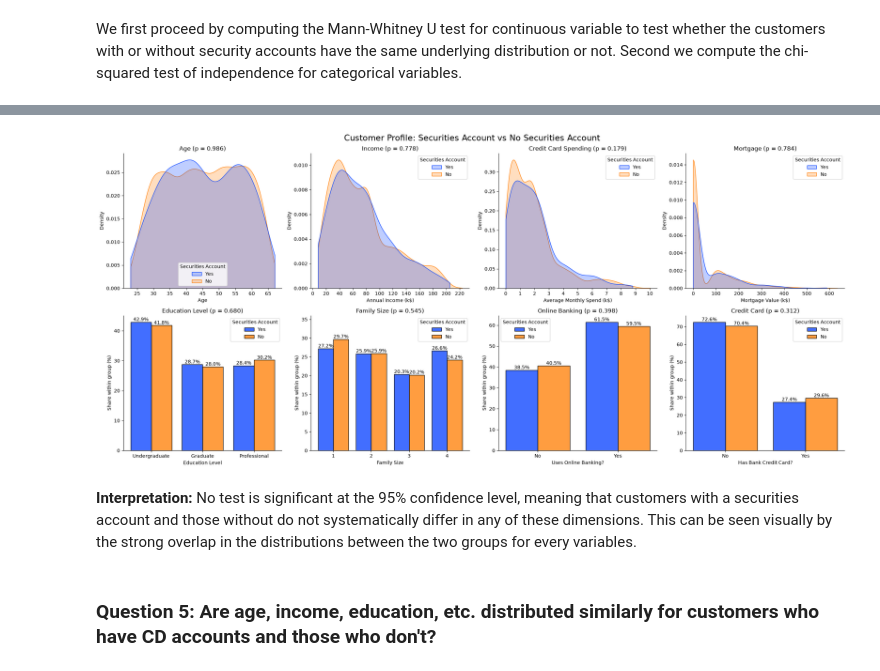
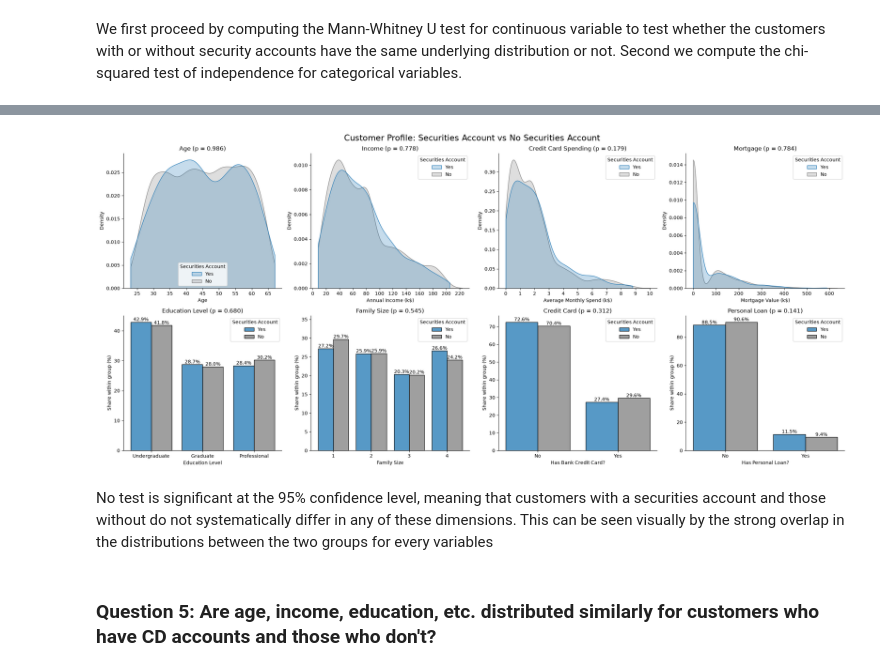
Before and after one commit to reirun/python-project, a Jupyter notebook: project_loan_v4.ipynb, the cells around one changed output, grey strips where cells are left out. Saved outputs shown, nothing was run; the diff lists cells and outputs as text; code cells hidden in the pictures.

```diff
--- a/project_loan_v4.ipynb
+++ b/project_loan_v4.ipynb
@@ -15,14 +15,14 @@ from sklearn import model_selection
 from sklearn.tree import plot_tree
 from sklearn.metrics import ConfusionMatrixDisplay
 
-# Setting up palette for plots
-palette = sns.color_palette("bright")
+# Setting up palette for plots (ref: https://seaborn.pydata.org/tutorial/color_palettes.html)
+palette = sns.color_palette("tab10")
 sns.set_palette(palette)
 
-# Defining a function to display percentages labels above barplots
-def label_bars(ax, fmt="%.1f%%"): # looping over group of bars
+# Defining a function to display percentages labels above barplots (ref: https://www.pythoncharts.com/seaborn/seaborn-bar-plot-value-labels/)
+def label_bars(ax): # looping over group of bars
     for container in ax.containers:
-        ax.bar_label(container, fmt=fmt) # print rounded percentage above bar height
+        ax.bar_label(container, fmt="%.1f%%") # print rounded percentage above bar height
 # %% [markdown]
 ### Preliminary Data Structure
 # %%
@@ -712,6 +772,7 @@ data_plot["Securities Account"] = data_plot["Securities Account"].map({0:"No", 1
 data_plot["Online Facilities"] = data_plot["Online Facilities"].map({0:"No", 1:"Yes"})
 data_plot["Credit Card"] = data_plot["Credit Card"].map({0:"No", 1:"Yes"})
 data_plot["Deposit Account"] = data_plot["Deposit Account"].map({0:"No", 1:"Yes"})
+data_plot["Personal Loan"] = data_plot["Personal Loan"].map({0:"No", 1:"Yes"})
 
 # Panel plot (2x4)
 fig, axes = plt.subplots(2, 4, figsize=(22, 10))
@@ -723,6 +784,7 @@ sns.kdeplot(
     data=data_plot,
     x="Age",
     hue="Securities Account",
+    palette={"No": palette[7], "Yes": palette[0]}, # binary color choice
     fill=True,
     common_norm=False, # scale density for each group for visibility
     cut=0, # cut density at maximum and minimum values
@@ -740,6 +802,7 @@ sns.kdeplot(
     data=data_plot,
     x="Income",
     hue="Securities Account",
+    palette={"No": palette[7], "Yes": palette[0]}, # binary color choice
     fill=True,
     common_norm=False, # scale density for each group for visibility
     cut=0, # cut density at maximum and minimum values
@@ -757,6 +820,7 @@ sns.kdeplot(
     data=data_plot,
     x="CCAvg",
     hue="Securities Account",
+    palette={"No": palette[7], "Yes": palette[0]}, # binary color choice
     fill=True,
     common_norm=False, # scale density for each group for visibility
     cut=0, # cut density at maximum and minimum values
@@ -774,6 +838,7 @@ sns.kdeplot(
     data=data_plot,
     x="Mortgage",
     hue="Securities Account",
+    palette={"No": palette[7], "Yes": palette[0]}, # binary color choice
     fill=True,
     common_norm=False, # scale density for each group for visibility
     cut=0, # cut density at maximum and minimum values
@@ -792,6 +857,7 @@ sns.histplot(
     data=data_plot,
     x="Education",
     hue="Securities Account",
+    palette={"No": palette[7], "Yes": palette[0]}, # binary color choice
     multiple="dodge", # "no" and "yes" side by side
     stat="percent", # display percentages instead of counts
     common_norm=False, # compute percentages within each group
@@ -813,6 +879,7 @@ sns.histplot(
     data=data_plot,
     x="Family",
     hue="Securities Account",
+    palette={"No": palette[7], "Yes": palette[0]}, # binary color choice
     multiple="dodge", # "no" and "yes" side by side
     stat="percent", # display percentages instead of counts
     common_norm=False, # compute percentages within each group
@@ -829,11 +896,12 @@ axes[5].set(
     ylim=(0, 36)
 )
 
-## Plot 7: Online Banking
+## Plot 7: Credit Card
 sns.histplot(
     data=data_plot,
-    x="Online Facilities",
+    x="Credit Card",
     hue="Securities Account",
+    palette={"No": palette[7], "Yes": palette[0]}, # binary color choice
     multiple="dodge", # "no" and "yes" side by side
     stat="percent", # display percentages instead of counts
     common_norm=False, # compute percentages within each group
@@ -842,42 +910,43 @@ sns.histplot(
     ax=axes[6]
 )
 label_bars(axes[6])
 axes[6].set(
-    title="Online Banking (p = 0.398)",
-    xlabel="Uses Online Banking?",
+    title="Credit Card (p = 0.312)",
+    xlabel="Has Bank Credit Card?",
     ylabel="Share within group (%)"
 )
 
-## Plot 8: Credit Card
+## Plot 8: Personal Loan
 sns.histplot(
     data=data_plot,
-    x="Credit Card",
+    x="Personal Loan",
     hue="Securities Account",
+    palette={"No": palette[7], "Yes": palette[0]}, # binary color choice
     multiple="dodge", # "no" and "yes" side by side
     stat="percent", # display percentages instead of counts
     common_norm=False, # compute percentages within each group
     discrete=True, # centering bars
     shrink=0.8, # reduce bars width
     ax=axes[7]
 )
 label_bars(axes[7])
 axes[7].set(
-    title="Credit Card (p = 0.312)",
-    xlabel="Has Bank Credit Card?",
+    title="Personal Loan (p = 0.141)",
+    xlabel="Has Personal Loan?",
     ylabel="Share within group (%)"
 )
 
 plt.suptitle("Customer Profile: Securities Account vs No Securities Account", fontsize=17)
 sns.despine()
 plt.tight_layout()
 
 # Saving the figure for the report
 plt.savefig("figures/q4.pdf", bbox_inches="tight")
 plt.show()
 # %% [output]
-[figure, old version]
+[figure, new version]
 # %% [markdown]
-**Interpretation:** No test is significant at the 95% confidence level, meaning that customers with a securities account and those without do not systematically differ in any of these dimensions. This can be seen visually by the strong overlap in the distributions between the two groups for every variables.
+No test is significant at the 95% confidence level, meaning that customers with a securities account and those without do not systematically differ in any of these dimensions. This can be seen visually by the strong overlap in the distributions between the two groups for every variables
 # %% [markdown]
 ### Question 5: Are age, income, education, etc. distributed similarly for customers who have CD accounts and those who don't?
 # %% [markdown]
```
Also changed, not shown: parts of 37 cells of this notebook, 20 other files.
